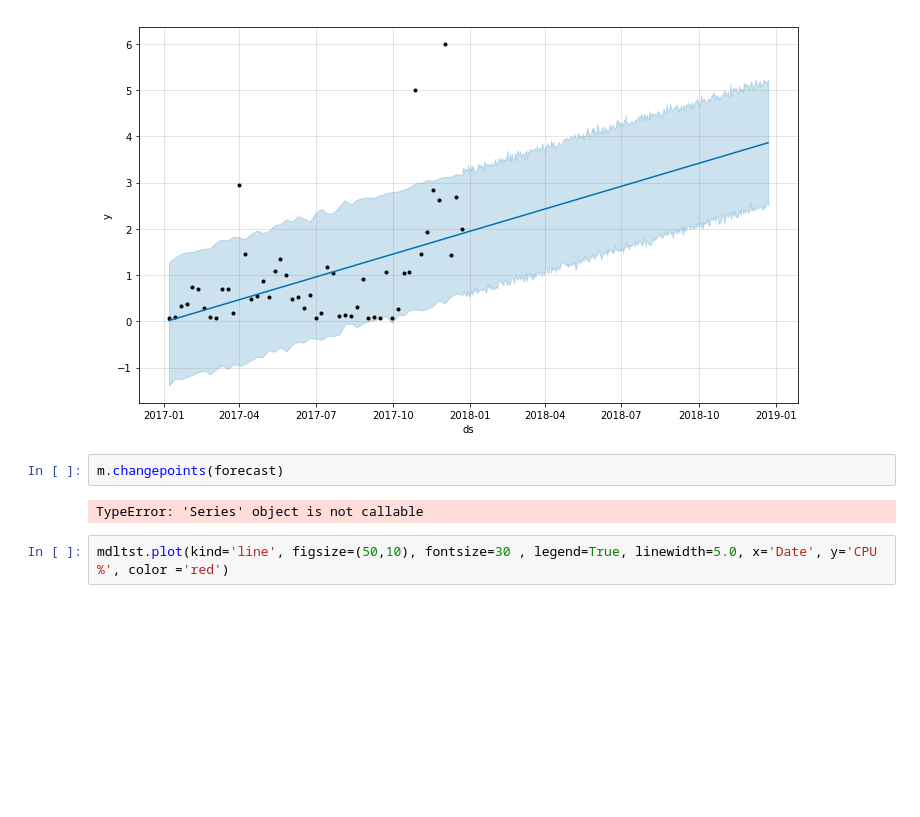
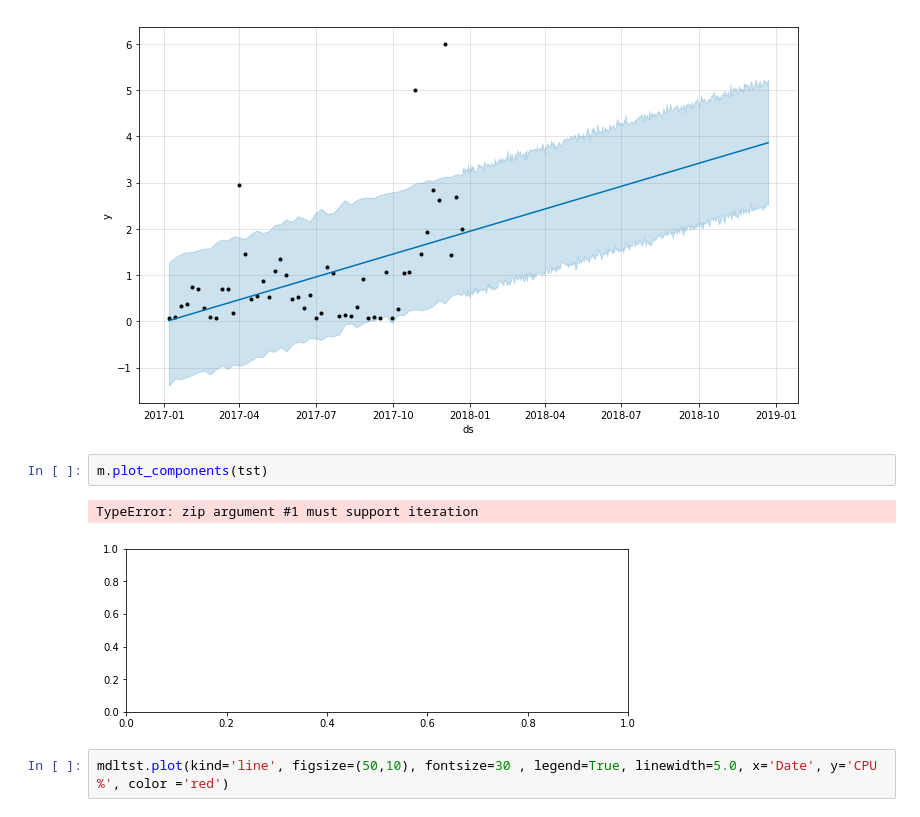
Before and after one commit to datatcy/Frank, a Jupyter notebook: projects/final-project/03-exploratory-analysis/DSPMdTSTCPU-Copy1.ipynb, the cells around one changed output. Drawn from its saved outputs; the diff is of its cells as text; blank space fills up the shorter version.

```diff
--- a/projects/final-project/03-exploratory-analysis/DSPMdTSTCPU-Copy1.ipynb
+++ b/projects/final-project/03-exploratory-analysis/DSPMdTSTCPU-Copy1.ipynb
@@ -74,10 +74,11 @@ m.plot(forecast)
 # %% [output]
 [figure]
 [figure]
-# %%
-m.changepoints(forecast)
-# %% [output]
-TypeError: 'Series' object is not callable
+# %%
+m.plot_components(tst)
+# %% [output]
+TypeError: zip argument #1 must support iteration
+[figure, added]
 # %%
 mdltst.plot(kind='line', figsize=(50,10), fontsize=30 , legend=True, linewidth=5.0, x='Date', y='CPU %', color ='red')
 # %%
```
